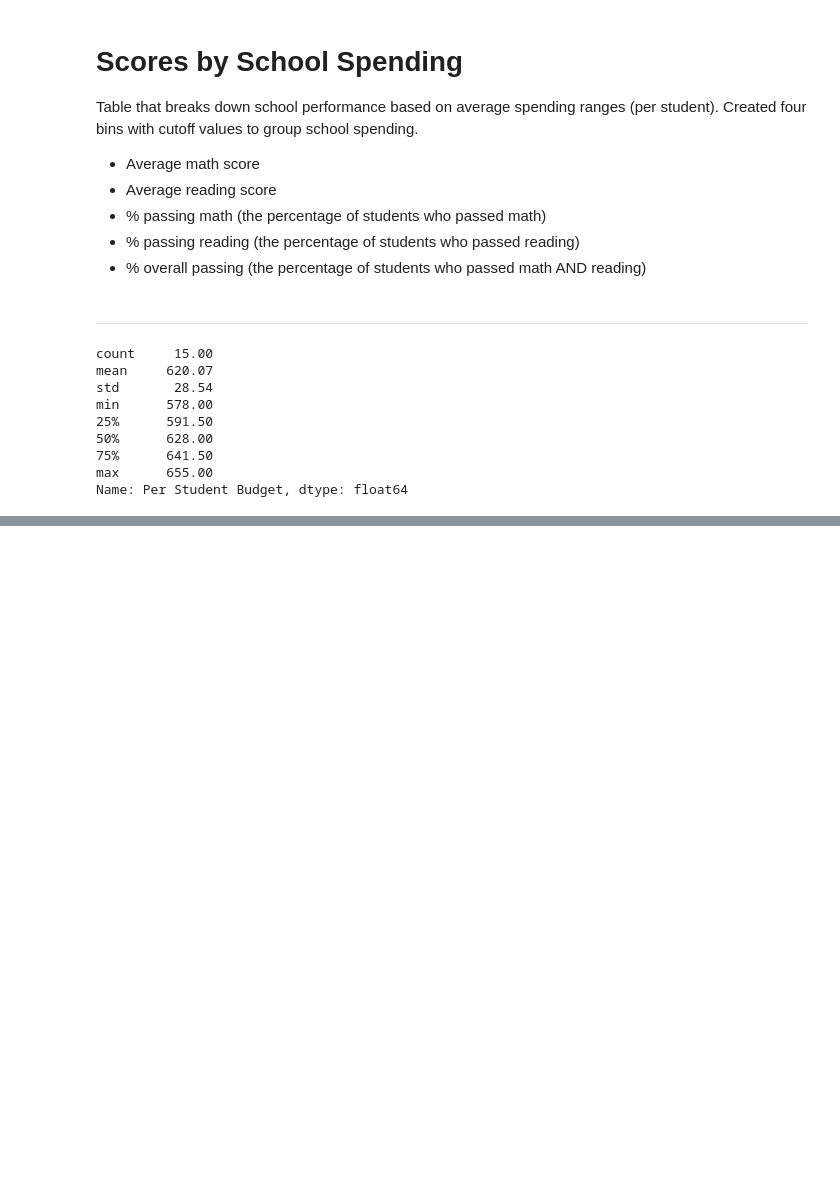
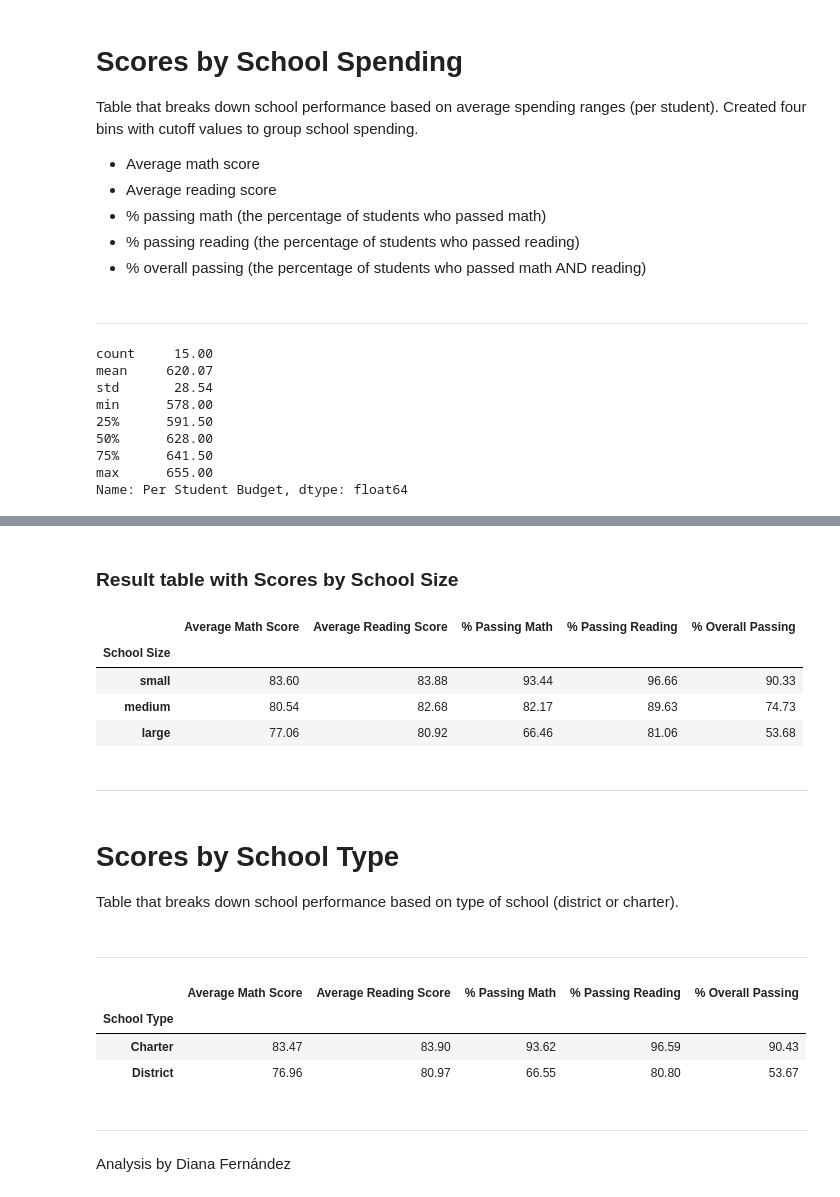
Before and after one commit to dianaagustinaf/pandas-challenge, a Jupyter notebook: PyCitySchools/analysisPyCitySchools.ipynb, the cells around one changed output, grey strips where cells are left out. Cells and saved outputs as stored; diff of their text form; code cells hidden in the pictures; blank space fills up the shorter version.

```diff
--- a/PyCitySchools/analysisPyCitySchools.ipynb
+++ b/PyCitySchools/analysisPyCitySchools.ipynb
@@ -480,0 +531,10 @@ school_summary_high
+# %%
+#bins and labels
+size_bins = [dist_size_sch["min"],dist_size_sch["25%"],
+               dist_size_sch["75%"],dist_size_sch["max"]]
+size_labels = ["small", "medium", "large"]
+# %%
+sch_size_scores = pd.DataFrame(
+    school_summary[["Total Students","Average Math Score","Average Reading Score",
+                    "% Passing Math","% Passing Reading","% Overall Passing"]])
+sch_size_scores.head(1)
@@ -480,0 +545,27 @@ school_summary_high
+# %%
+sch_size_scores = sch_size_scores.rename(columns={
+    "Total Students":"School Size"
+})
+# %%
+# cut
+sch_size_scores["School Size"] = pd.cut(
+    sch_size_scores["School Size"],size_bins,labels=size_labels,include_lowest=True)
+# %% [markdown]
+### Result table with Scores by School Size
+# %%
+# group by spending + mean
+sch_scores_by_size = round(sch_size_scores.groupby("School Size").mean(),2)
+sch_scores_by_size
+# %% [output]
+|  | Average Math Score | Average Reading Score | % Passing Math | % Passing Reading | % Overall Passing |
+| School Size |  |  |  |  |  |
+| small | 83.60 | 83.88 | 93.44 | 96.66 | 90.33 |
+| medium | 80.54 | 82.68 | 82.17 | 89.63 | 74.73 |
+| large | 77.06 | 80.92 | 66.46 | 81.06 | 53.68 |
+# %% [markdown]
+--------------------------------
+# %% [markdown]
+# Scores by School Type
+Table that breaks down school performance based on type of school (district or charter).
+# %% [markdown]
+---------------------------------------
@@ -480,0 +576,12 @@ school_summary_high
+# %%
+sch_type_scores = round(sch_type_scores.groupby("School Type").mean(),2)
+sch_type_scores
+# %% [output]
+|  | Average Math Score | Average Reading Score | % Passing Math | % Passing Reading | % Overall Passing |
+| School Type |  |  |  |  |  |
+| Charter | 83.47 | 83.90 | 93.62 | 96.59 | 90.43 |
+| District | 76.96 | 80.97 | 66.55 | 80.80 | 53.67 |
+# %% [markdown]
+---------------------------
+# %% [markdown]
+Analysis by Diana Fernández
```
Also changed, not shown: parts of 12 cells of this notebook.
